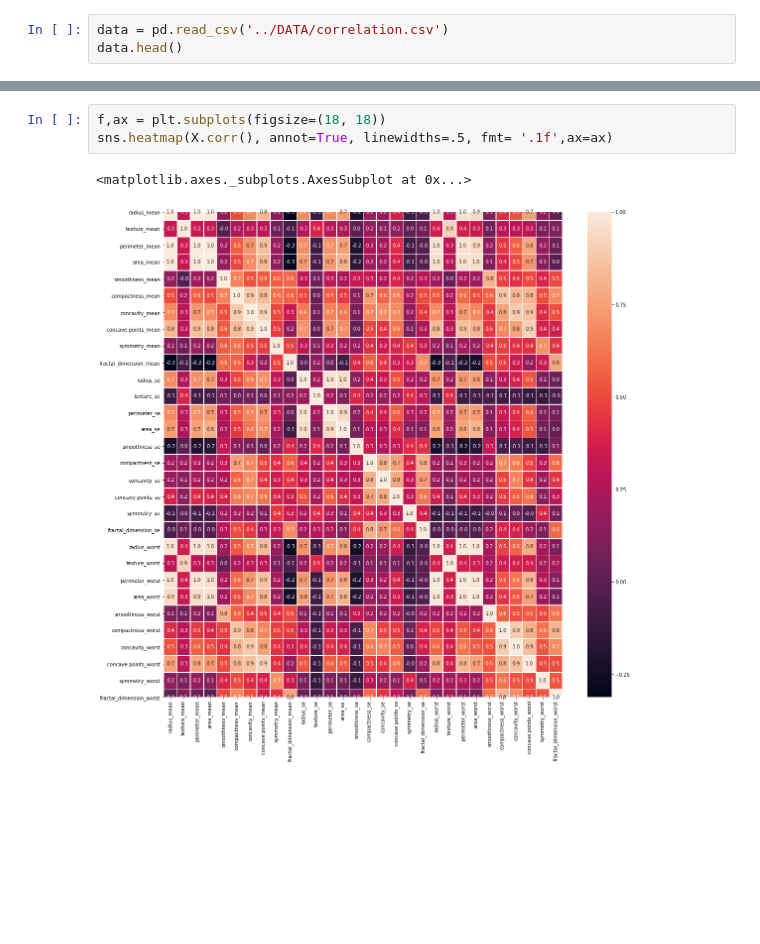
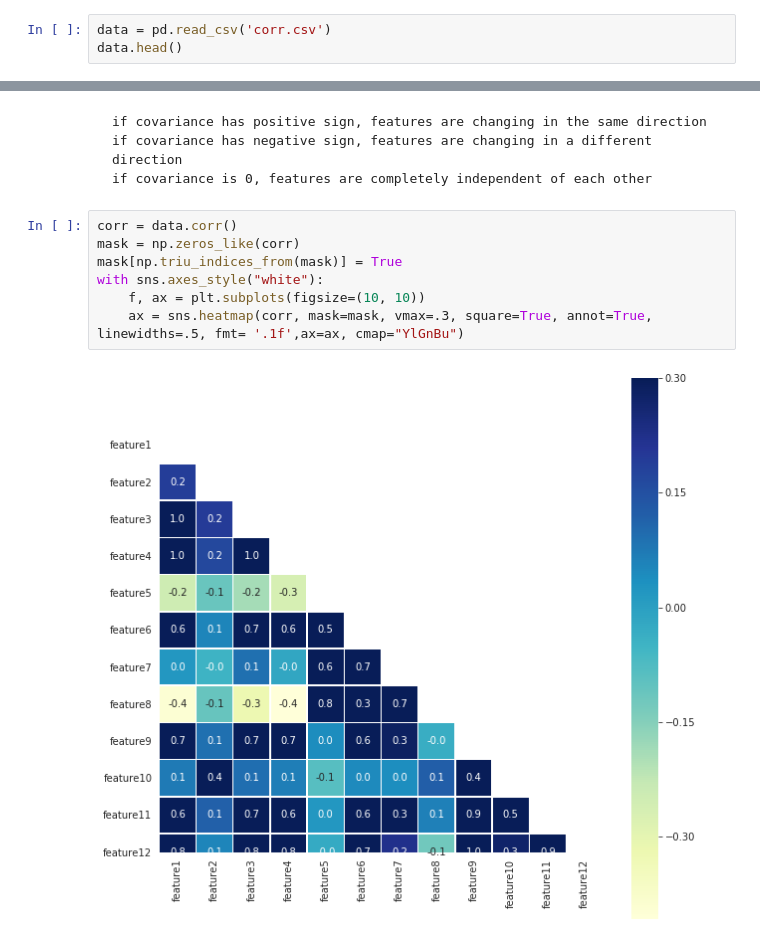
Before and after one commit to acharles7/data-science-notebooks, a Jupyter notebook: correlation.ipynb, the cells around one changed output, grey strips where cells are left out. Saved outputs shown, nothing was run; the diff lists cells and outputs as text; blank space fills up the shorter version.

````diff
--- a/correlation.ipynb
+++ b/correlation.ipynb
@@ -8,4 +11,4 @@ from scipy.stats import pearsonr
 # %%
-data = pd.read_csv('../DATA/correlation.csv')
+data = pd.read_csv('corr.csv')
 data.head()
 # %% [output]
@@ -22,6 +46,17 @@ X = data.drop(['Unnamed: 32', 'id', 'diagnosis'], axis=1)
+# %% [markdown]
+
+
+```
+if covariance has positive sign, features are changing in the same direction
+if covariance has negative sign, features are changing in a different direction
+if covariance is 0, features are completely independent of each other
+```
 # %%
-f,ax = plt.subplots(figsize=(18, 18))
-sns.heatmap(X.corr(), annot=True, linewidths=.5, fmt= '.1f',ax=ax)
+corr = data.corr()
+mask = np.zeros_like(corr)
+mask[np.triu_indices_from(mask)] = True
+with sns.axes_style("white"):
+    f, ax = plt.subplots(figsize=(10, 10))
+    ax = sns.heatmap(corr, mask=mask, vmax=.3, square=True, annot=True, linewidths=.5, fmt= '.1f',ax=ax, cmap="YlGnBu")
 # %% [output]
-<matplotlib.axes._subplots.AxesSubplot at 0x...>
-[figure, old version]
+[figure, new version]
````
Also changed, not shown: parts of 17 cells of this notebook, 1 other file.
